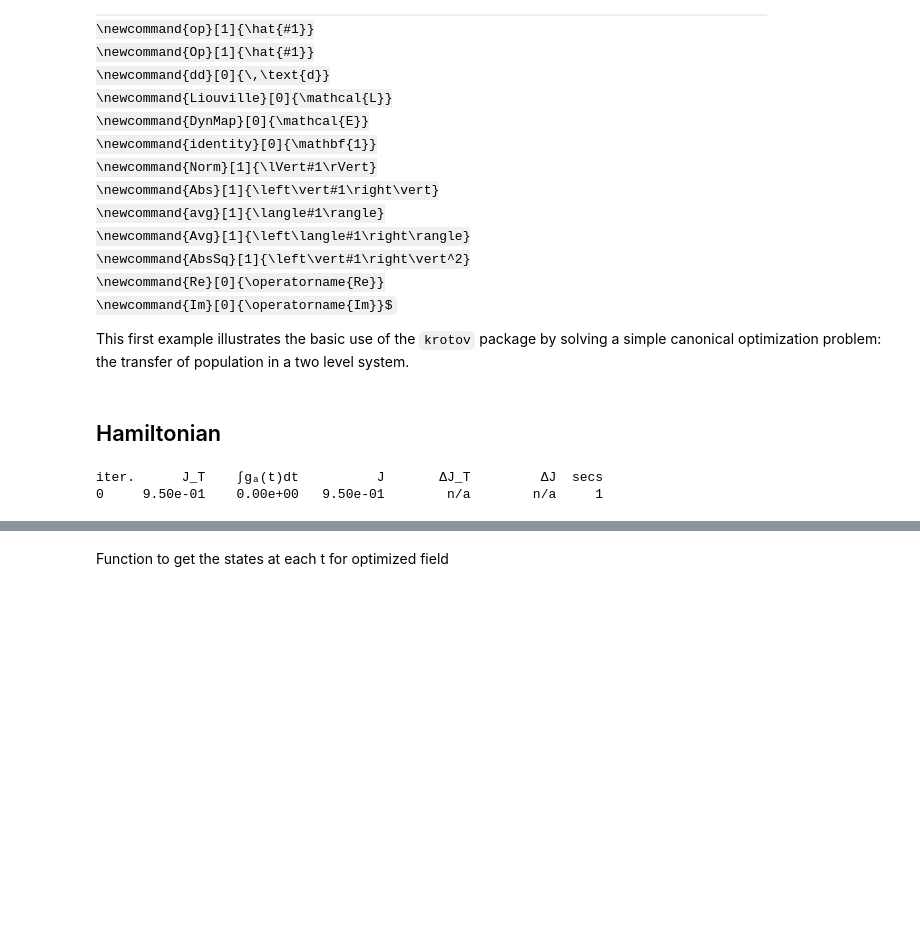
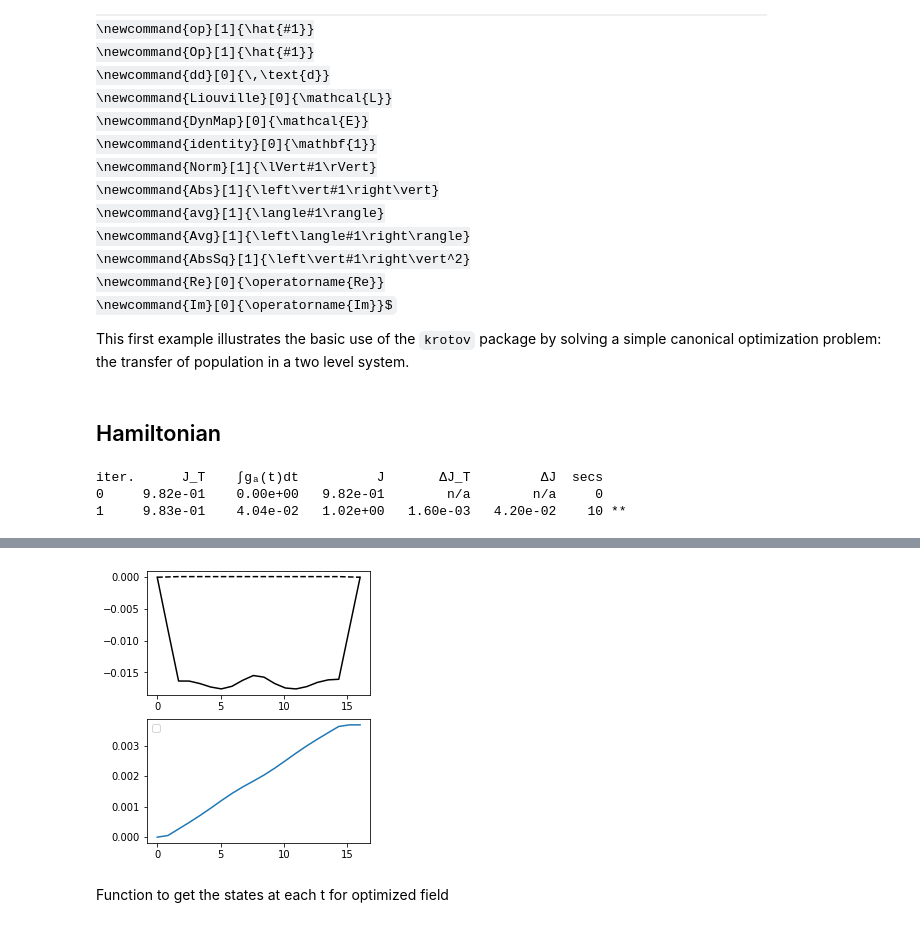
Before and after one commit to gsuarezr/krotov, a Jupyter notebook: Gaussian.ipynb, the cells around one changed output, grey strips where cells are left out. Cells and saved outputs as stored; diff of their text form; code cells hidden in the pictures; some formulas as TeX source; blank space fills up the shorter version.

```diff
--- a/Gaussian.ipynb
+++ b/Gaussian.ipynb
@@ -65,7 +65,7 @@ ampl0=0.0001
 #T=8
 #ampl0=1
 T=16
-nt=40
+nt=20
 tlist = np.linspace(0,T, nt)
 def hamiltonian(omega, ampl0, g,mu):
       """Two-level-system Hamiltonian
@@ -153,13 +153,13 @@ def plot_iterations(opt_result):
 
 H = hamiltonian(omega,ampl0,g,mu)
 pulse_options = {
-    H[1][1]: dict(lambda_a=1, update_shape=S),
+    H[1][1]: dict(lambda_a=10, update_shape=S),
 
 
 }
 objectives = [
     krotov.Objective(
-        initial_state=qutip.Qobj(np.array([1,0,0,0,0,1/2,0,0,0,1/2,0,0,1/2,0,1/2])), target=qutip.Qobj(qutip.Qobj(np.array([1,np.sqrt(2),np.sqrt(2),0,np.sqrt(2),1/2,0,0,0,1/2,0,0,1/2,0,1/2]))), H=H
+        initial_state=qutip.Qobj(np.array([1,0,0,0,0,1/2,0,0,0,1/2,0,0,1/2,0,1/2])), target=qutip.Qobj(qutip.Qobj(np.array([1,0,2*np.sqrt(2),0,0,1/2,0,0,0,1/2,0,0,1/2,0,1/2]))), H=H
       )
   ]
 
@@ -181,4 +181,5 @@ opt_result = krotov.optimize_pulses(
 plot_iterations(opt_result)
 # %% [output]
 iter.      J_T    ∫gₐ(t)dt          J       ΔJ_T         ΔJ  secs
-0     9.50e-01    0.00e+00   9.50e-01        n/a        n/a     1
+0     9.82e-01    0.00e+00   9.82e-01        n/a        n/a     0
+1     9.83e-01    4.04e-02   1.02e+00   1.60e-03   4.20e-02    10 **
@@ -185,3 +187,4 @@ iter.      J_T    ∫gₐ(t)dt          J       ΔJ_T         ΔJ  secs
+[figure, added]
 # %% [markdown]
 Function to get the states at each t for optimized field
 # %%
```
Also changed, not shown: parts of 1 cell of this notebook, 1 other file.
